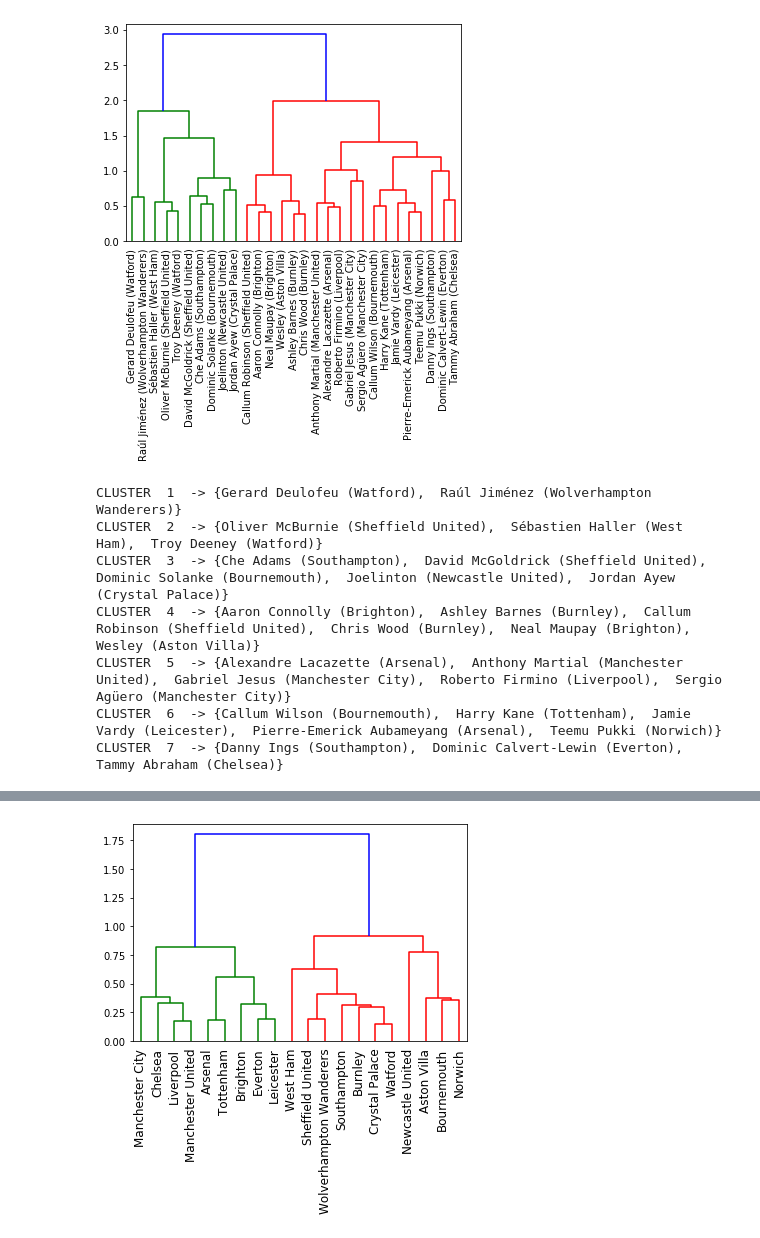
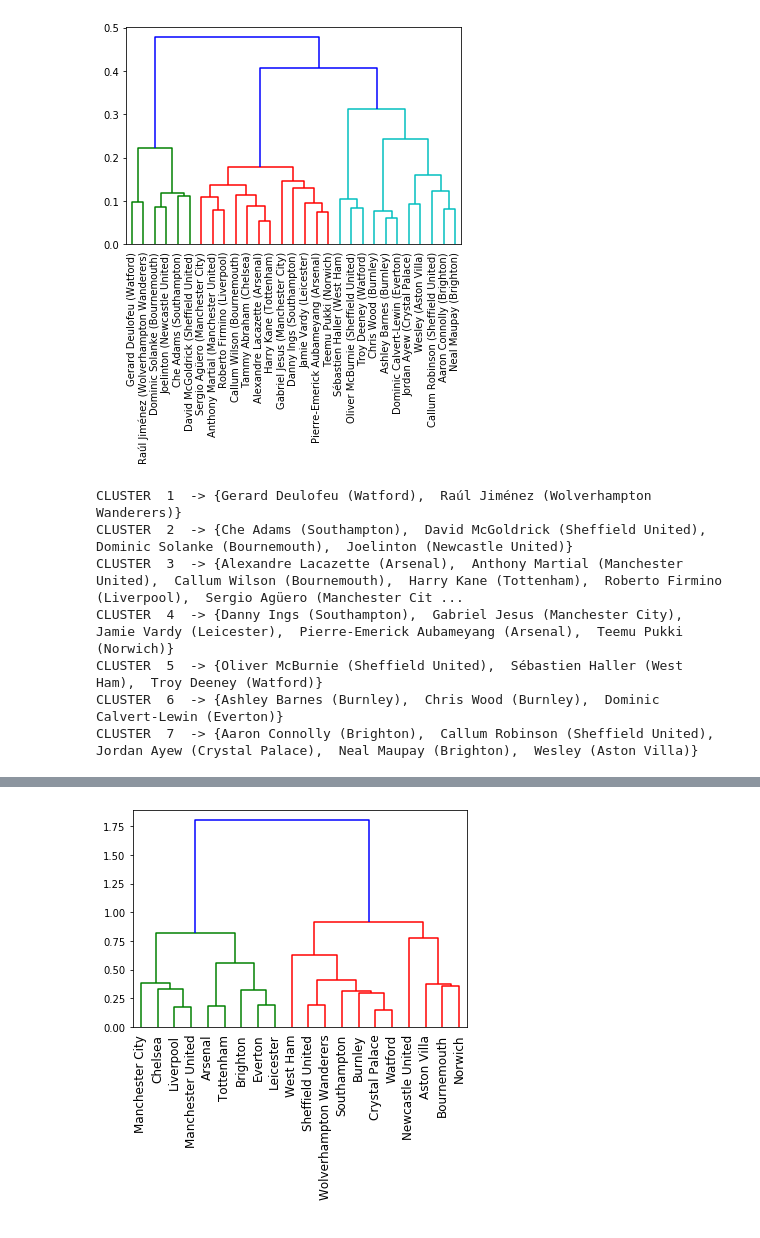
Before and after one commit to suchy1713/ML-Learning, a Jupyter notebook: 3_basic_unsupervised_algorithms/football2cluster.ipynb, the cells around one changed output, grey strips where cells are left out. Saved outputs shown, nothing was run; the diff lists cells and outputs as text; code cells hidden in the pictures.

```diff
--- a/3_basic_unsupervised_algorithms/football2cluster.ipynb
+++ b/3_basic_unsupervised_algorithms/football2cluster.ipynb
@@ -14,6 +14,7 @@ def preprocess(filename):
     names = df['name'].values
     X = df.values[:, 2:]
     X = X/X.max(axis=0)
+    X = X/X.sum(axis=1)[:, None]
 
     #print(df.head())
     return X, names
@@ -71,13 +72,13 @@ def football2cluster_hierarchical(filename, threshold):
     print_clusters(clusters, names, K)
 # %%
 #football2cluster('striker2cluster.csv', 6)
-football2cluster_hierarchical('striker2cluster.csv', 1.1)
+football2cluster_hierarchical('striker2cluster.csv', 0.17)
 # %% [output]
-[figure, old version]
+[figure, new version]
 CLUSTER  1  -> {Gerard Deulofeu (Watford),  Raúl Jiménez (Wolverhampton Wanderers)}
-CLUSTER  2  -> {Oliver McBurnie (Sheffield United),  Sébastien Haller (West Ham),  Troy Deeney (Watford)}
-CLUSTER  3  -> {Che Adams (Southampton),  David McGoldrick (Sheffield United),  Dominic Solanke (Bournemouth),  Joelinton (Newcastle United),  Jordan Ayew (Crystal Palace)}
-CLUSTER  4  -> {Aaron Connolly (Brighton),  Ashley Barnes (Burnley),  Callum Robinson (Sheffield United),  Chris Wood (Burnley),  Neal Maupay (Brighton),  Wesley (Aston Villa)}
-CLUSTER  5  -> {Alexandre Lacazette (Arsenal),  Anthony Martial (Manchester United),  Gabriel Jesus (Manchester City),  Roberto Firmino (Liverpool),  Sergio Agüero (Manchester City)}
-CLUSTER  6  -> {Callum Wilson (Bournemouth),  Harry Kane (Tottenham),  Jamie Vardy (Leicester),  Pierre-Emerick Aubameyang (Arsenal),  Teemu Pukki (Norwich)}
-CLUSTER  7  -> {Danny Ings (Southampton),  Dominic Calvert-Lewin (Everton),  Tammy Abraham (Chelsea)}
+CLUSTER  2  -> {Che Adams (Southampton),  David McGoldrick (Sheffield United),  Dominic Solanke (Bournemouth),  Joelinton (Newcastle United)}
+CLUSTER  3  -> {Alexandre Lacazette (Arsenal),  Anthony Martial (Manchester United),  Callum Wilson (Bournemouth),  Harry Kane (Tottenham),  Roberto Firmino (Liverpool),  Sergio Agüero (Manchester Cit ...
+CLUSTER  4  -> {Danny Ings (Southampton),  Gabriel Jesus (Manchester City),  Jamie Vardy (Leicester),  Pierre-Emerick Aubameyang (Arsenal),  Teemu Pukki (Norwich)}
+CLUSTER  5  -> {Oliver McBurnie (Sheffield United),  Sébastien Haller (West Ham),  Troy Deeney (Watford)}
+CLUSTER  6  -> {Ashley Barnes (Burnley),  Chris Wood (Burnley),  Dominic Calvert-Lewin (Everton)}
+CLUSTER  7  -> {Aaron Connolly (Brighton),  Callum Robinson (Sheffield United),  Jordan Ayew (Crystal Palace),  Neal Maupay (Brighton),  Wesley (Aston Villa)}
```
Also changed, not shown: parts of 3 cells of this notebook.
